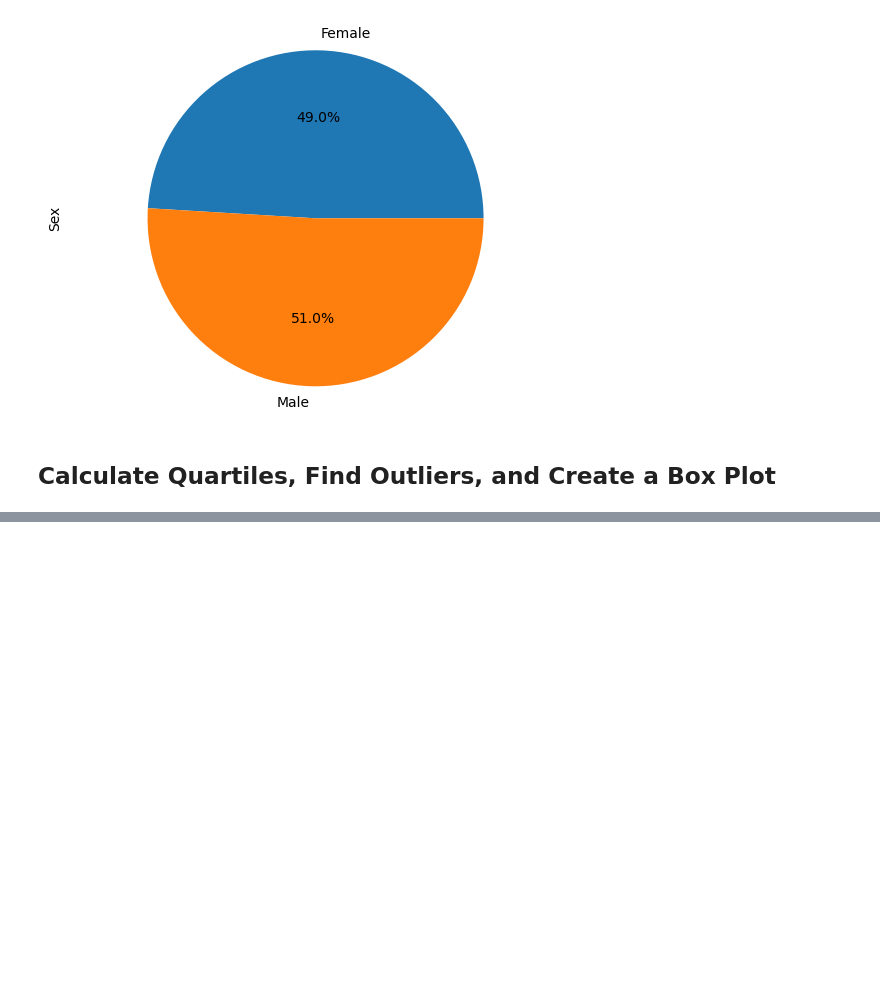
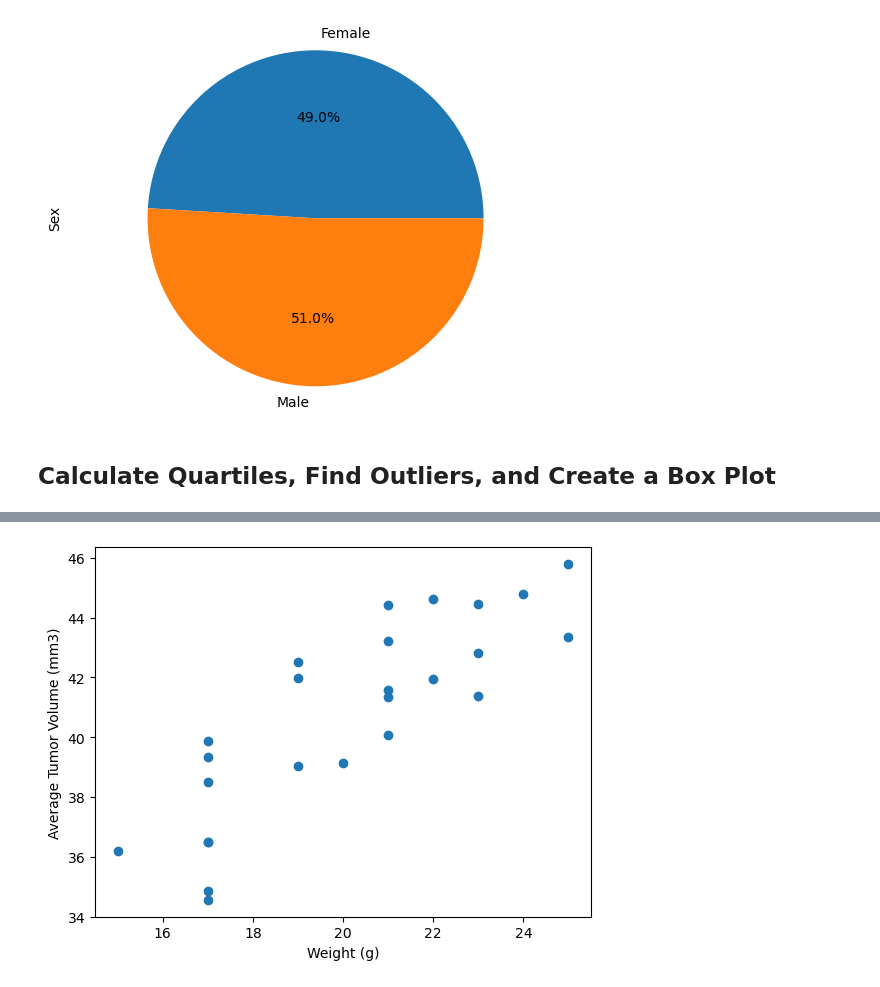
Before and after one commit to baronsgit/chart-challenge, a Jupyter notebook: Pymaceuticals/main.ipynb, the cells around one changed output, grey strips where cells are left out. Cells and saved outputs as stored; diff of their text form; code cells hidden in the pictures; blank space fills up the shorter version.

```diff
--- a/Pymaceuticals/main.ipynb
+++ b/Pymaceuticals/main.ipynb
@@ -218,0 +292,17 @@ array(['Ramicane', 'Capomulin', 'Infubinol', 'Placebo', 'Ceftamin',
+# %%
+# generate a scatter plot
+treatment_ave = treatment_df.groupby("Mouse ID")[["Weight (g)",lbltumor]].mean()
+
+weight_ave = treatment_ave["Weight (g)"]
+tumor_ave = treatment_ave[lbltumor]
+
+plt.scatter(weight_ave, tumor_ave)
+
+plt.xlabel("Weight (g)")
+plt.ylabel(f"Average {lbltumor}")
+
+plt.show()
+
+plt.close()
+# %% [output]
+[figure, added]
```
Also changed, not shown: parts of 9 cells of this notebook.
